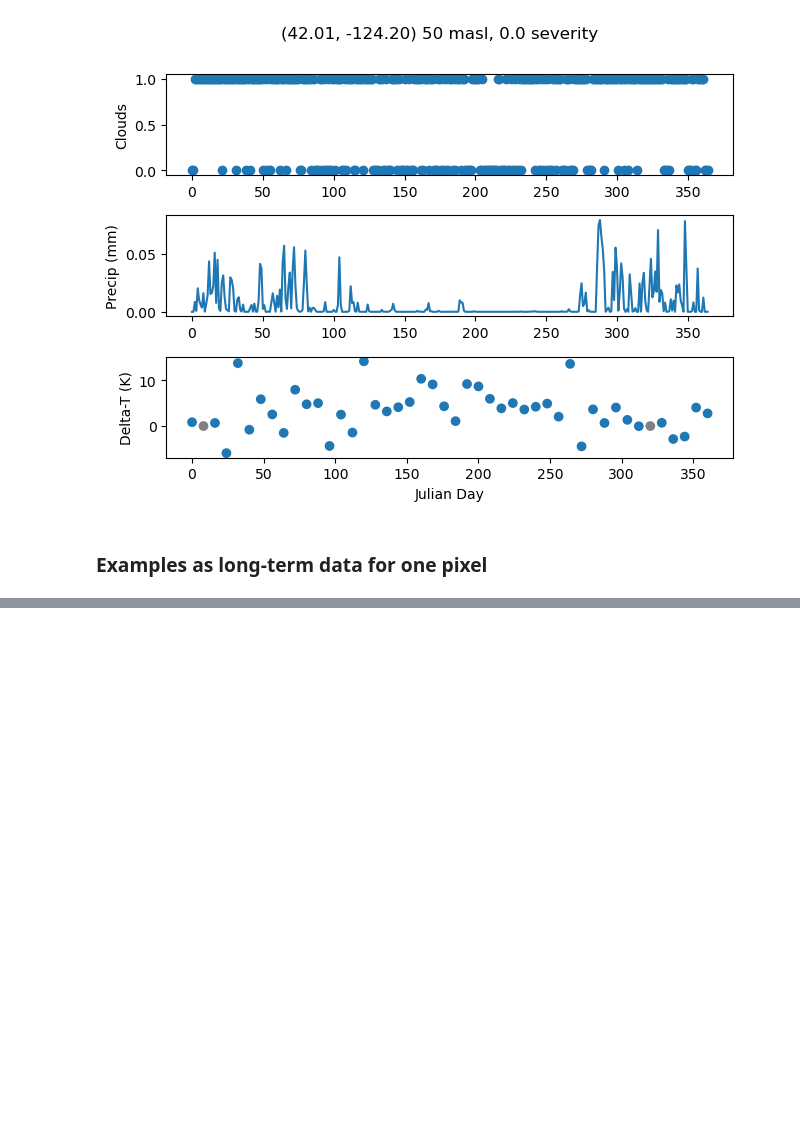
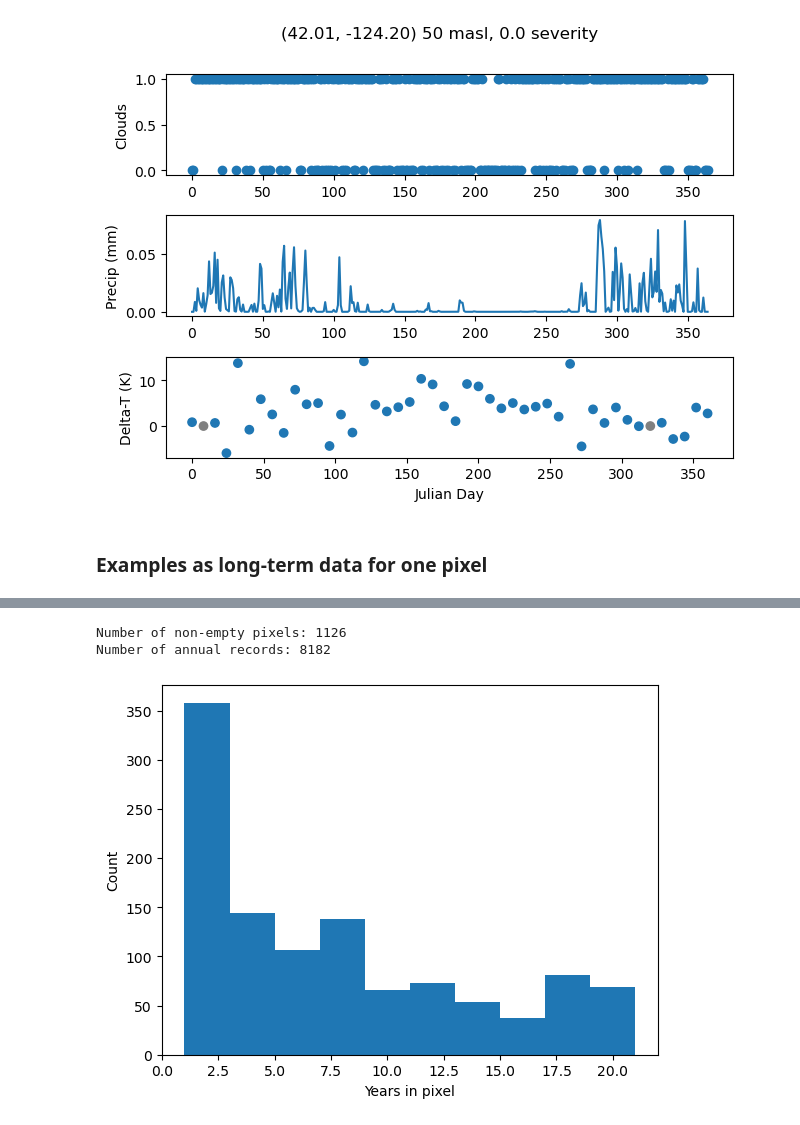
Before and after one commit to s-kganz/ForestLST, a Jupyter notebook: notebooks/inspect_tfrecords.ipynb, the cells around one changed output, grey strips where cells are left out. Saved outputs shown, nothing was run; the diff lists cells and outputs as text; code cells hidden in the pictures; blank space fills up the shorter version.

```diff
--- a/notebooks/inspect_tfrecords.ipynb
+++ b/notebooks/inspect_tfrecords.ipynb
@@ -209,0 +229,15 @@ plot_dense_example(feature)
+# %%
+# How many non-empty pixels do we have, and how many usable years are in each one?
+record_count = np.array([np.count_nonzero(f["longitude"]) for f in ds_dense_dec])
+
+print("Number of non-empty pixels:", record_count.shape[0])
+print("Number of annual records:", np.sum(record_count))
+
+plt.hist(record_count)
+plt.xlabel("Years in pixel")
+plt.ylabel("Count")
+plt.show()
+# %% [output]
+Number of non-empty pixels: 1126
+Number of annual records: 8182
+[figure, added]
```
Also changed, not shown: parts of 12 cells of this notebook.
